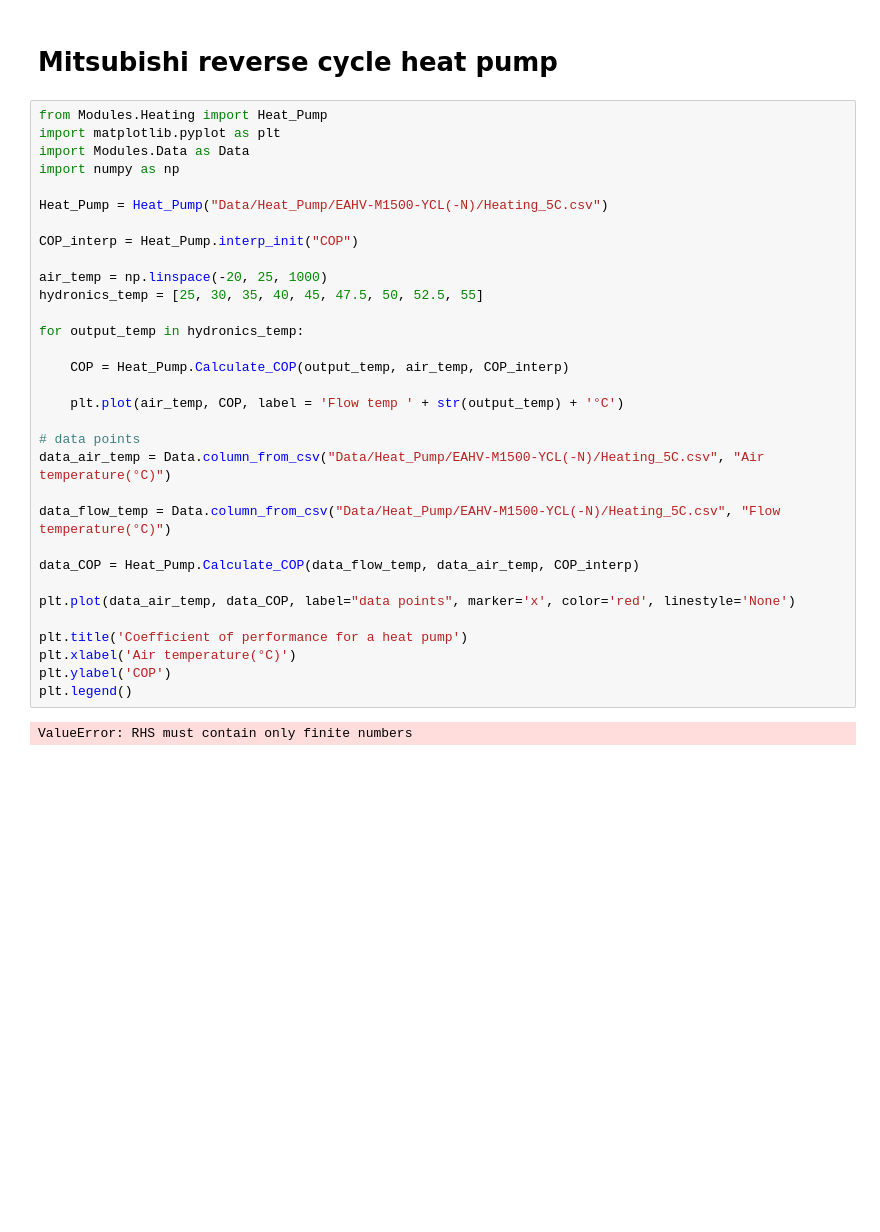
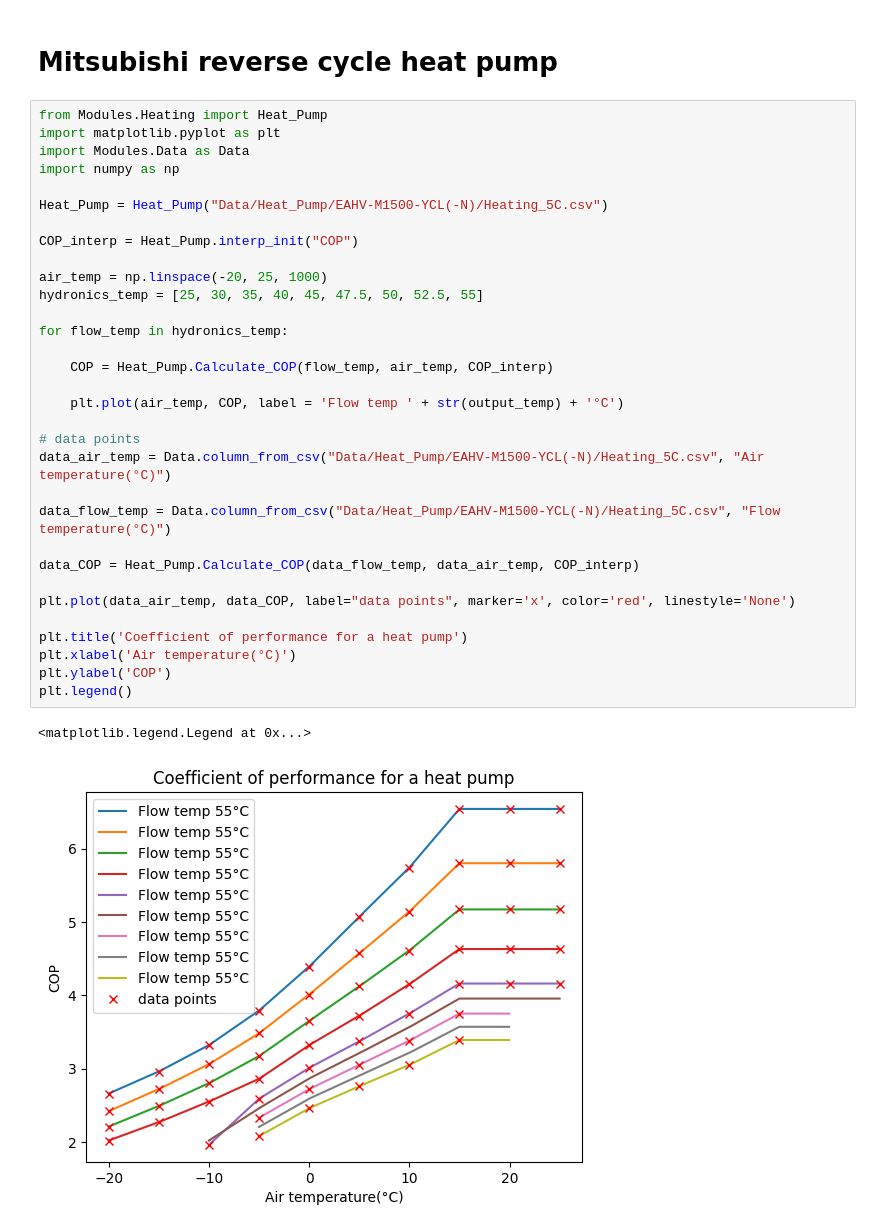
Before and after one commit to SNaylor12543/Variable_Output_Temperature_Heat_Pump, a Jupyter notebook: EAHV-M1500-YCL(-N).ipynb, the cells around one changed output. Drawn from its saved outputs; the diff is of its cells as text; blank space fills up the shorter version.

```diff
--- a/EAHV-M1500-YCL(-N).ipynb
+++ b/EAHV-M1500-YCL(-N).ipynb
@@ -4,33 +4,34 @@
 from Modules.Heating import Heat_Pump
 import matplotlib.pyplot as plt
 import Modules.Data as Data
 import numpy as np
 
 Heat_Pump = Heat_Pump("Data/Heat_Pump/EAHV-M1500-YCL(-N)/Heating_5C.csv")
 
 COP_interp = Heat_Pump.interp_init("COP")
 
 air_temp = np.linspace(-20, 25, 1000)
 hydronics_temp = [25, 30, 35, 40, 45, 47.5, 50, 52.5, 55]
 
-for output_temp in hydronics_temp:
+for flow_temp in hydronics_temp:
 
-    COP = Heat_Pump.Calculate_COP(output_temp, air_temp, COP_interp)
+    COP = Heat_Pump.Calculate_COP(flow_temp, air_temp, COP_interp)
 
     plt.plot(air_temp, COP, label = 'Flow temp ' + str(output_temp) + '°C')
 
 # data points
 data_air_temp = Data.column_from_csv("Data/Heat_Pump/EAHV-M1500-YCL(-N)/Heating_5C.csv", "Air temperature(°C)")
 
 data_flow_temp = Data.column_from_csv("Data/Heat_Pump/EAHV-M1500-YCL(-N)/Heating_5C.csv", "Flow temperature(°C)")
 
 data_COP = Heat_Pump.Calculate_COP(data_flow_temp, data_air_temp, COP_interp)
 
 plt.plot(data_air_temp, data_COP, label="data points", marker='x', color='red', linestyle='None')
 
 plt.title('Coefficient of performance for a heat pump')
 plt.xlabel('Air temperature(°C)')
 plt.ylabel('COP')
 plt.legend()
 # %% [output]
-ValueError: RHS must contain only finite numbers
+<matplotlib.legend.Legend at 0x...>
+[figure, added]
```
Also changed, not shown: parts of 2 cells of this notebook, 4 other files.
